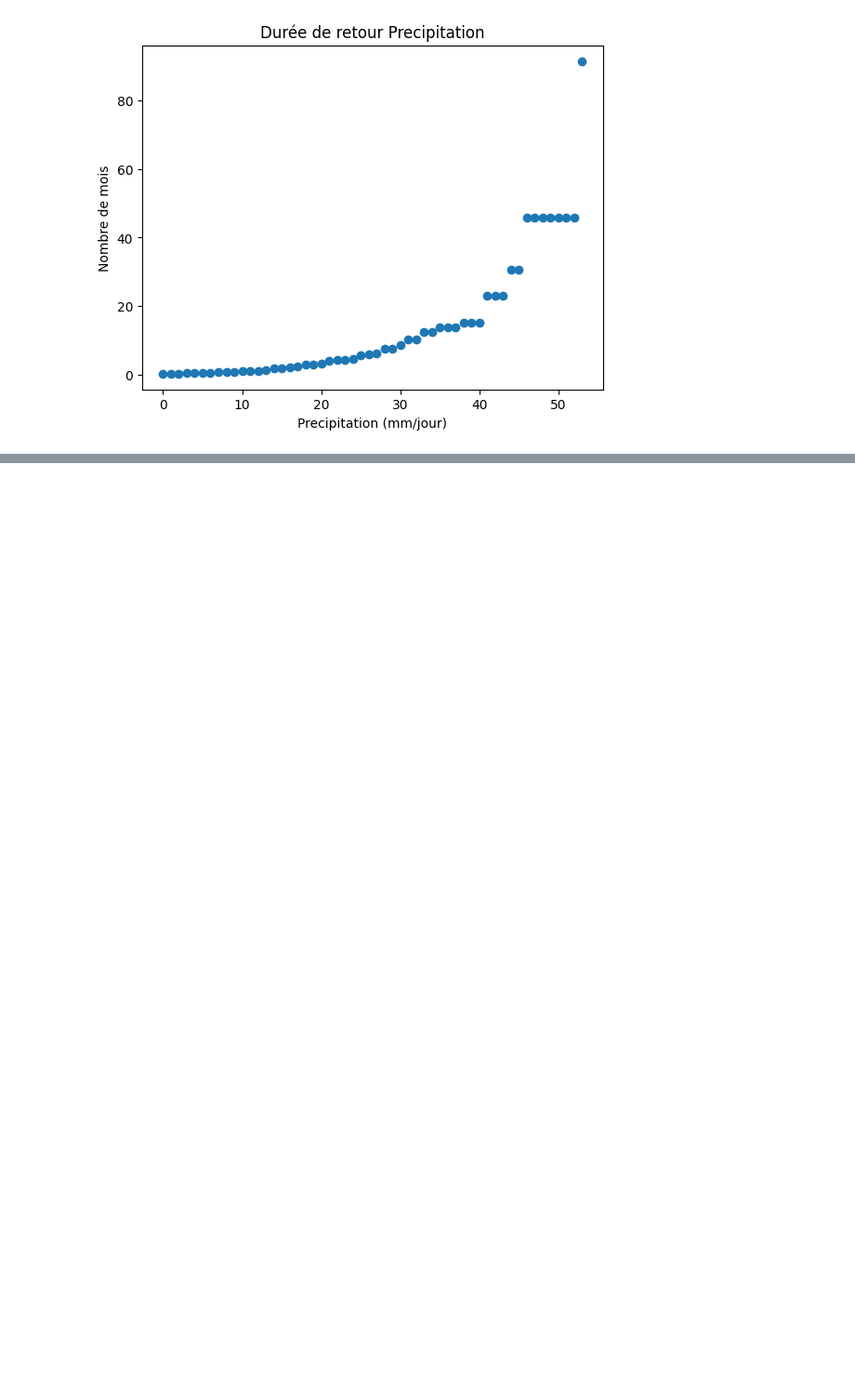
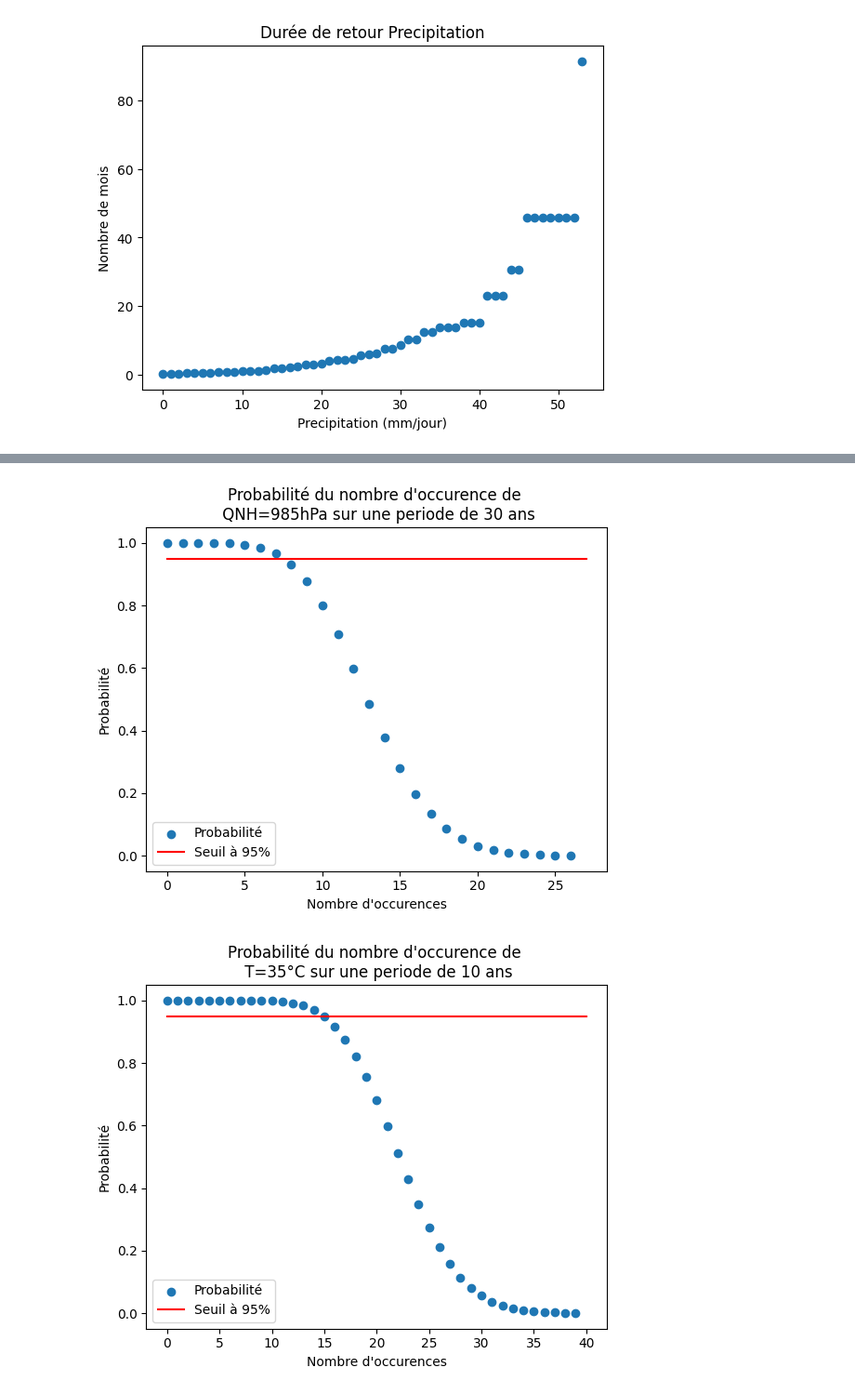
Before and after one commit to leosamuel64/PT_ClimatoAero, a Jupyter notebook: Exemples.ipynb, the cells around one changed output, grey strips where cells are left out. Shown at 93% size. Saved outputs shown, nothing was run; the diff lists cells and outputs as text; code cells hidden in the pictures; blank space fills up the shorter version.

Commit message:
Ajout probabilité de retour

```diff
--- a/Exemples.ipynb
+++ b/Exemples.ipynb
@@ -85,0 +102,7 @@ trace_duree_retour_precip(data,conf)
+# %%
+trace_proba_retour_qnh(data,conf,985,nb_periode=30*12)
+trace_proba_retour_temp(data,conf,35)
+trace_proba_retour_precip(data,conf,40)
+# %% [output]
+[figure, added]
+[figure, added]
```
Also changed, not shown: parts of 2 cells of this notebook, 8 other files.
